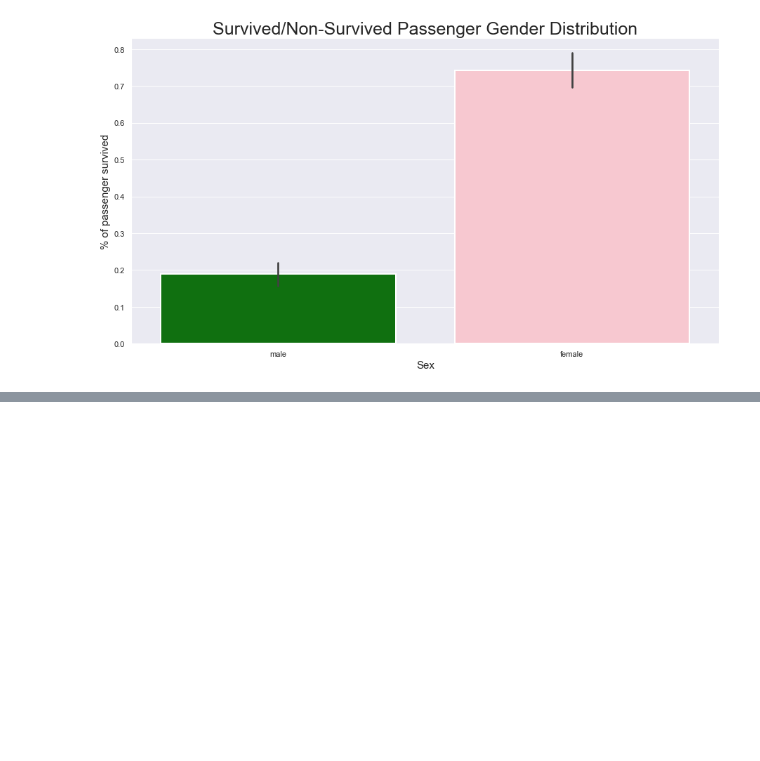
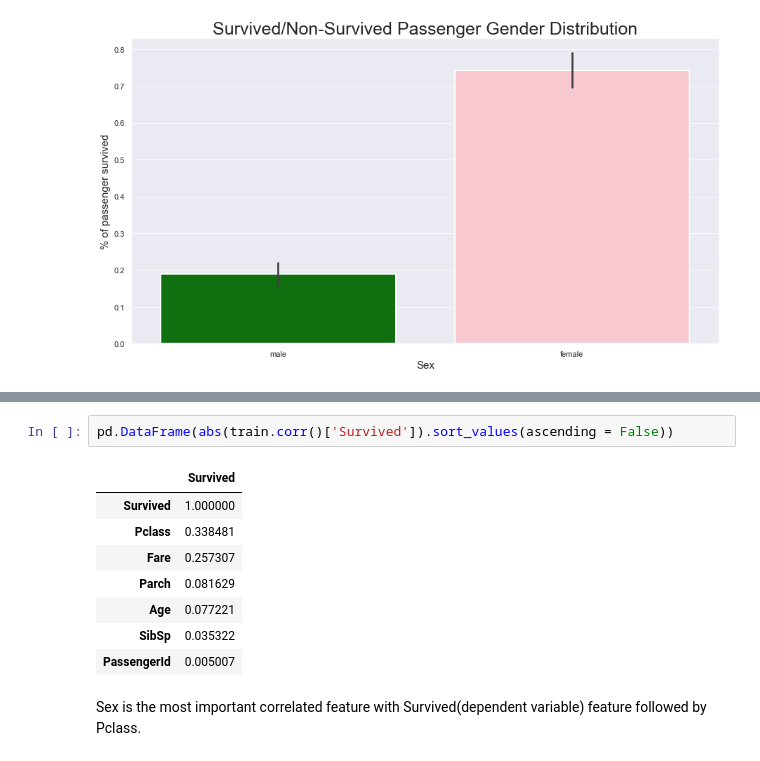
Before and after one commit to daodavid/titanic-exploration-data-science-project, a Jupyter notebook: projects-ds/Untitled1.ipynb, the cells around one changed output, grey strips where cells are left out. Saved outputs shown, nothing was run; the diff lists cells and outputs as text; blank space fills up the shorter version.

```diff
--- a/projects-ds/Untitled1.ipynb
+++ b/projects-ds/Untitled1.ipynb
@@ -1041,0 +1089,13 @@ print(female_pe)
+# %%
+pd.DataFrame(abs(train.corr()['Survived']).sort_values(ascending = False))
+# %% [output]
+|  | Survived |
+| Survived | 1.000000 |
+| Pclass | 0.338481 |
+| Fare | 0.257307 |
+| Parch | 0.081629 |
+| Age | 0.077221 |
+| SibSp | 0.035322 |
+| PassengerId | 0.005007 |
+# %% [markdown]
+Sex is the most important correlated feature with Survived(dependent variable) feature followed by Pclass.
```
Also changed, not shown: parts of 14 cells of this notebook.
